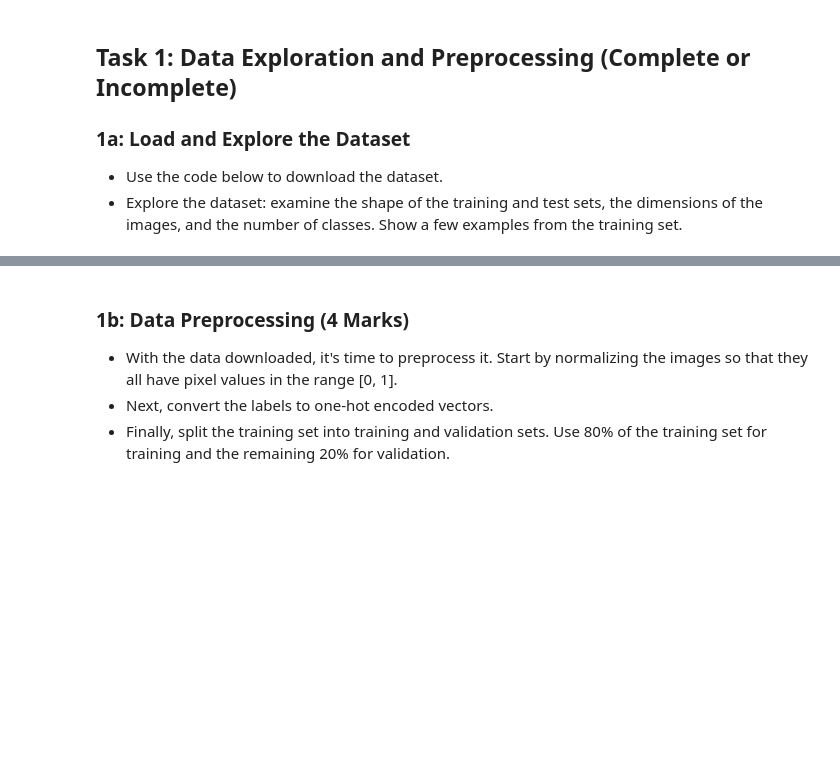
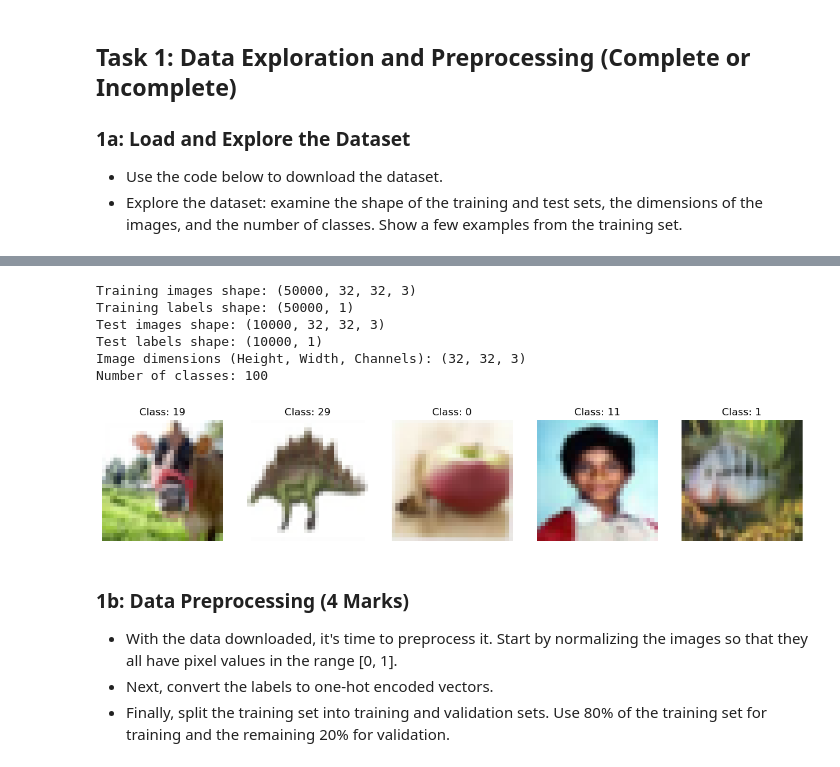
Before and after one commit to UofT-DSI/deep_learning, a Jupyter notebook: 02_activities/assignments/assignment_1.ipynb, the cells around one changed output, grey strips where cells are left out. Saved outputs shown, nothing was run; the diff lists cells and outputs as text; code cells hidden in the pictures; blank space fills up the shorter version.

```diff
--- a/02_activities/assignments/assignment_1.ipynb
+++ b/02_activities/assignments/assignment_1.ipynb
@@ -26,5 +26,42 @@ To enable the following instructions: AVX2 FMA, in other operations, rebuild Ten
 # %%
 # Your code here
+import numpy as np
+import matplotlib.pyplot as plt
+from keras.datasets import cifar100
+
+# Load the CIFAR-100 dataset
+(train_images, train_labels), (test_images, test_labels) = cifar100.load_data(label_mode='fine')
+
+# Display the shape of the training and test datasets
+print(f'Training images shape: {train_images.shape}')
+print(f'Training labels shape: {train_labels.shape}')
+print(f'Test images shape: {test_images.shape}')
+print(f'Test labels shape: {test_labels.shape}')
+
+# Show image dimensions
+image_height, image_width, image_channels = train_images.shape[1:]
+print(f"Image dimensions (Height, Width, Channels): {image_height, image_width, image_channels}")
+
+# Calculate and display the number of unique classes
+unique_classes = np.unique(train_labels)
+print(f"Number of classes: {len(unique_classes)}")
+
+# Visualize some examples from the training dataset
+fig, axes = plt.subplots(1, 5, figsize=(15, 3))
+for idx in range(5):
+    axes[idx].imshow(train_images[idx])  # Display each image
+    axes[idx].set_title(f"Class: {train_labels[idx][0]}")  # Label for each image
+    axes[idx].axis('off')  # Hide the axis
+
+plt.show()
+# %% [output]
+Training images shape: (50000, 32, 32, 3)
+Training labels shape: (50000, 1)
+Test images shape: (10000, 32, 32, 3)
+Test labels shape: (10000, 1)
+Image dimensions (Height, Width, Channels): (32, 32, 3)
+Number of classes: 100
+[figure, added]
 # %% [markdown]
 ### 1b: Data Preprocessing (4 Marks)
 - With the data downloaded, it's time to preprocess it. Start by normalizing the images so that they all have pixel values in the range [0, 1].
```
Also changed, not shown: parts of 13 cells of this notebook, 1 other file.
